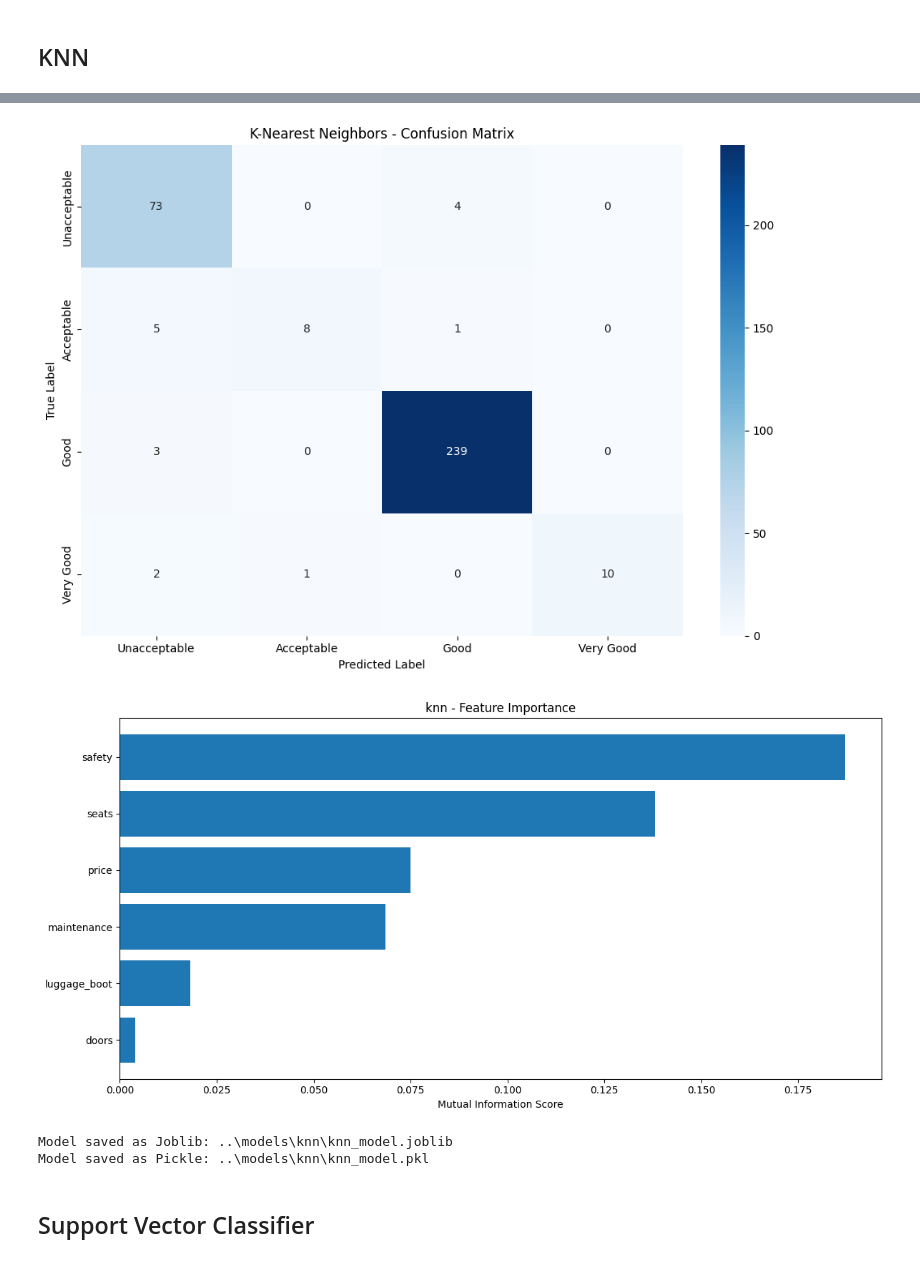
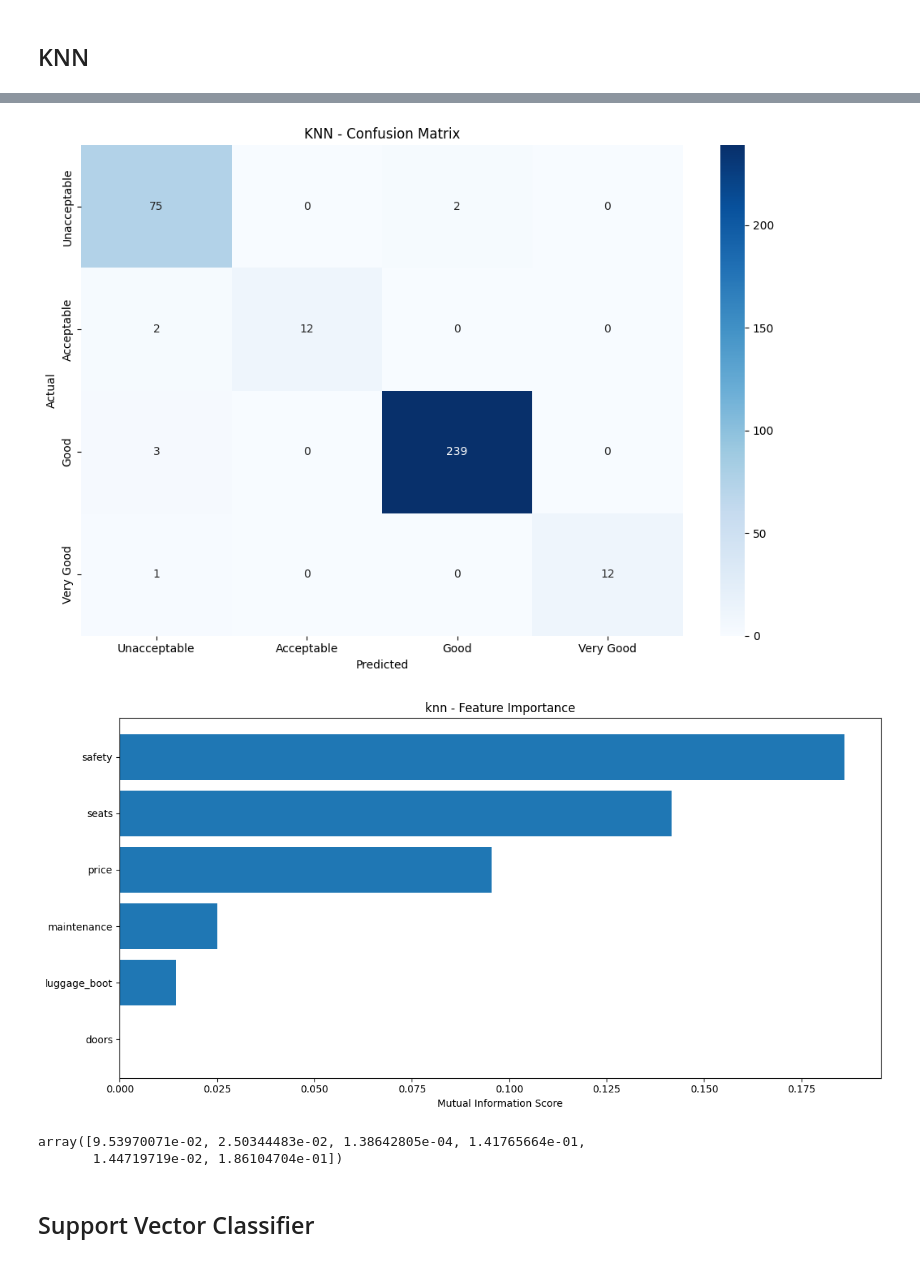
Before and after one commit to jovanovic-djo/car-value-score-prediction, a Jupyter notebook: notebooks/model_training.ipynb, the cells around one changed output, grey strips where cells are left out. Cells and saved outputs as stored; diff of their text form; code cells hidden in the pictures.

```diff
--- a/notebooks/model_training.ipynb
+++ b/notebooks/model_training.ipynb
@@ -670,23 +670,35 @@ def plot_knn_feature_importance(X_train, y_train, feature_names, model_name):
 # %%
 # Train KNN Model
 knn_model = KNeighborsClassifier(
-    n_neighbors=5,     # Number of neighbors to use
+    # n_neighbors=5,     # Number of neighbors to use
     weights='uniform', # All points in each neighborhood are weighted equally
     n_jobs=-1          # Use all available cores
 )
 
-# Measure training time
-start_time = time.time()
-knn_model.fit(X_train_scaled, y_train)
-end_time = time.time()
+knn_resuts = train_and_evaluate_model(
+    model=knn_model,
+    X_train=X_train_scaled,
+    X_test=X_test_scaled,
+    y_train=y_train,
+    y_test=y_test,
+    model_name='KNN',
+    param_grid=model_configs['KNN']['param_grid'],
+    feature_names=feature_names,
+    class_names=class_names
+)
 
-# Calculate training duration
-knn_training_duration = end_time - start_time
-print(f"\nTraining Time for Support Vector Classifier: {knn_training_duration:.4f} seconds")
+# # Measure training time
+# start_time = time.time()
+# knn_model.fit(X_train_scaled, y_train)
+# end_time = time.time()
 
-# Evaluate KNN
-print("K-Nearest Neighbors Analysis:")
-knn_metrics = evaluate_model(knn_model, X_test_scaled, y_test, 'K-Nearest Neighbors')
+# # Calculate training duration
+# knn_training_duration = end_time - start_time
+# print(f"\nTraining Time for Support Vector Classifier: {knn_training_duration:.4f} seconds")
+
+# # Evaluate KNN
+# print("K-Nearest Neighbors Analysis:")
+# knn_metrics = evaluate_model(knn_model, X_test_scaled, y_test, 'K-Nearest Neighbors')
 
 # Plot KNN Feature Importance
 plot_knn_feature_importance(
@@ -696,5 +708,5 @@ plot_knn_feature_importance(
     'knn'
 )
 
-save_model(knn_model, "knn")
+# save_model(knn_model, "knn")
 # %% [output]
@@ -721,7 +730,7 @@ weighted avg       0.95      0.95      0.95       346
-[figure, old version]
+[figure, new version]
-[figure, old version]
+[figure, new version]
-Model saved as Joblib: ..\models\knn\knn_model.joblib
-Model saved as Pickle: ..\models\knn\knn_model.pkl
+array([9.53970071e-02, 2.50344483e-02, 1.38642805e-04, 1.41765664e-01,
+       1.44719719e-02, 1.86104704e-01])
 # %% [markdown]
 ## Support Vector Classifier
 # %%
```
Also changed, not shown: parts of 6 cells of this notebook, 6 other files.
